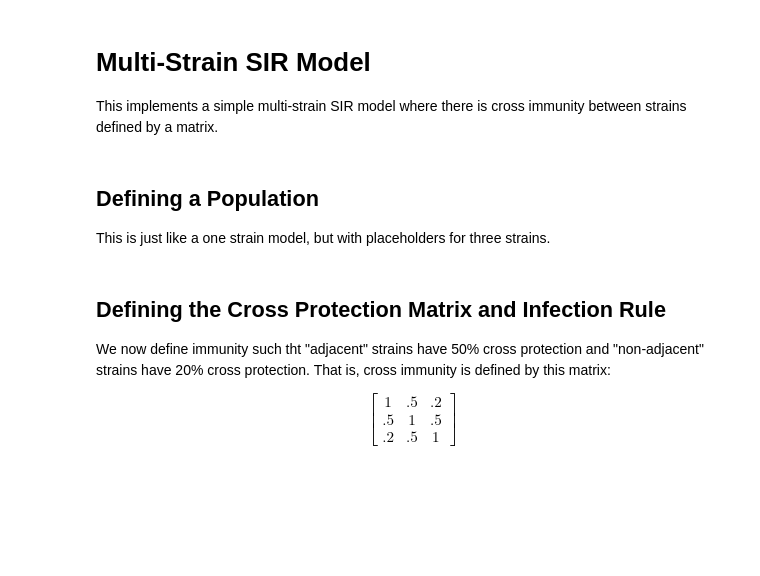
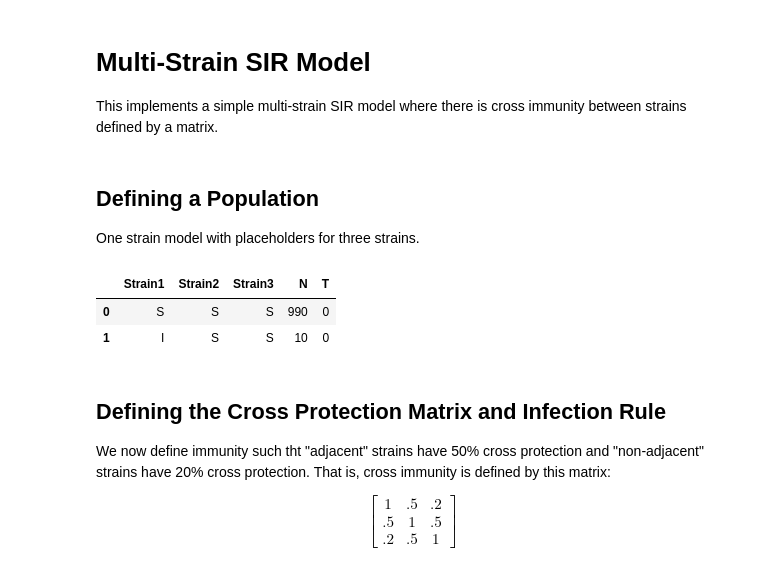
Before and after one commit to UNCIDD/tabularepimdl, a Jupyter notebook: examples/MultiStrain_SimpleObservation_02.ipynb, the cells around one changed output. Drawn from its saved outputs; the diff is of its cells as text; code cells hidden in the pictures; blank space fills up the shorter version.

```diff
--- a/examples/MultiStrain_SimpleObservation_02.ipynb
+++ b/examples/MultiStrain_SimpleObservation_02.ipynb
@@ -15,19 +15,24 @@ import plotly.express as px
 import plotly.graph_objects as go
 # %% [markdown]
 ## Defining a Population
-
-This is just like a one strain model, but with placeholders for three strains.
+One strain model with placeholders for three strains.
 # %%
 ## Population
 pop_3strain = pd.DataFrame(
     {
         "Strain1": pd.Categorical(['S','I'], categories=['S','I','R']),
         "Strain2": pd.Categorical(['S','S'], categories=['S','I','R']),
         "Strain3": pd.Categorical(['S','S'], categories=['S','I','R']),
         "N": np.array([990,10]),
         "T":0
     }
 )
+
+pop_3strain
+# %% [output]
+|  | Strain1 | Strain2 | Strain3 | N | T |
+| 0 | S | S | S | 990 | 0 |
+| 1 | I | S | S | 10 | 0 |
 # %% [markdown]
 ## Defining the Cross Protection Matrix and Infection Rule
 
```
Also changed, not shown: parts of 14 cells of this notebook.
